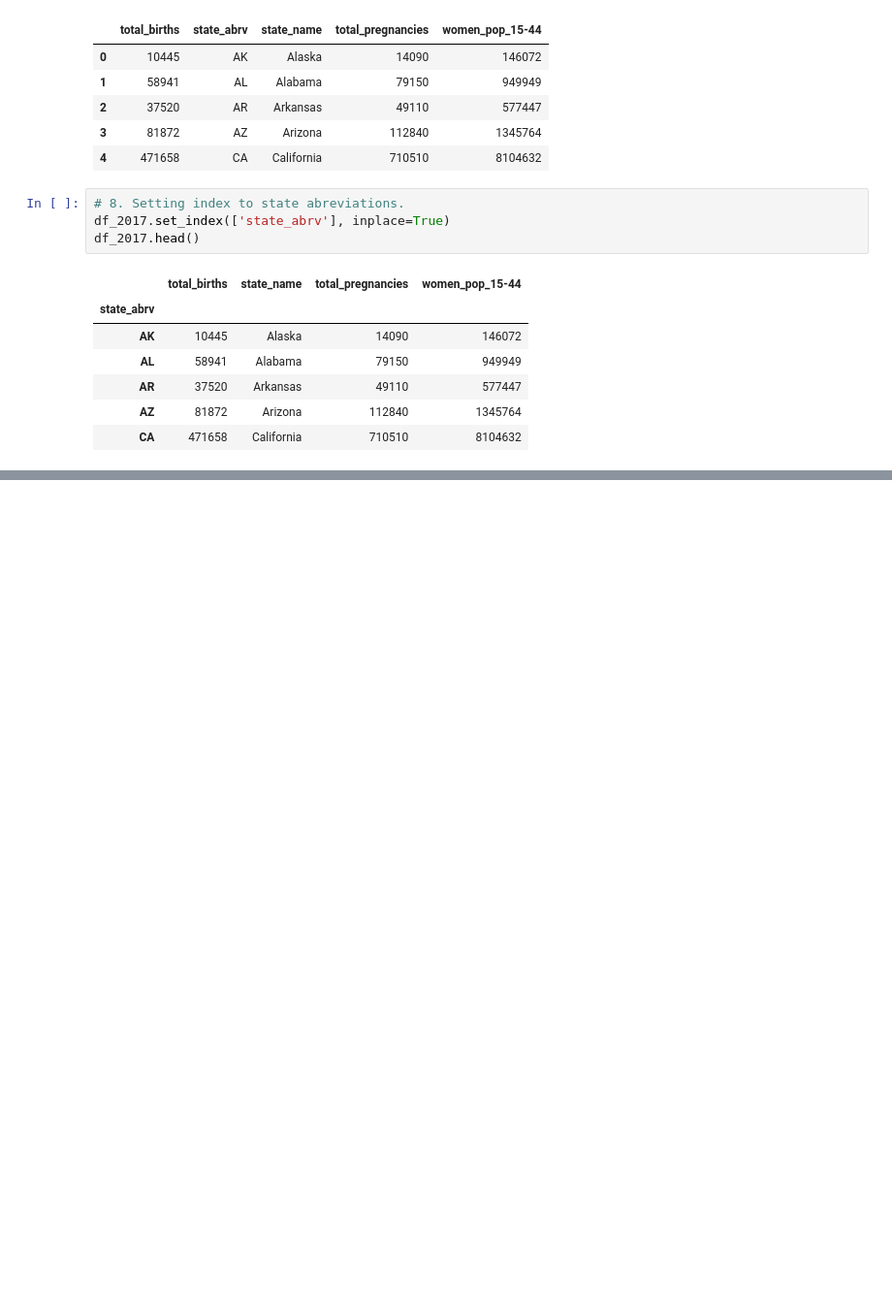
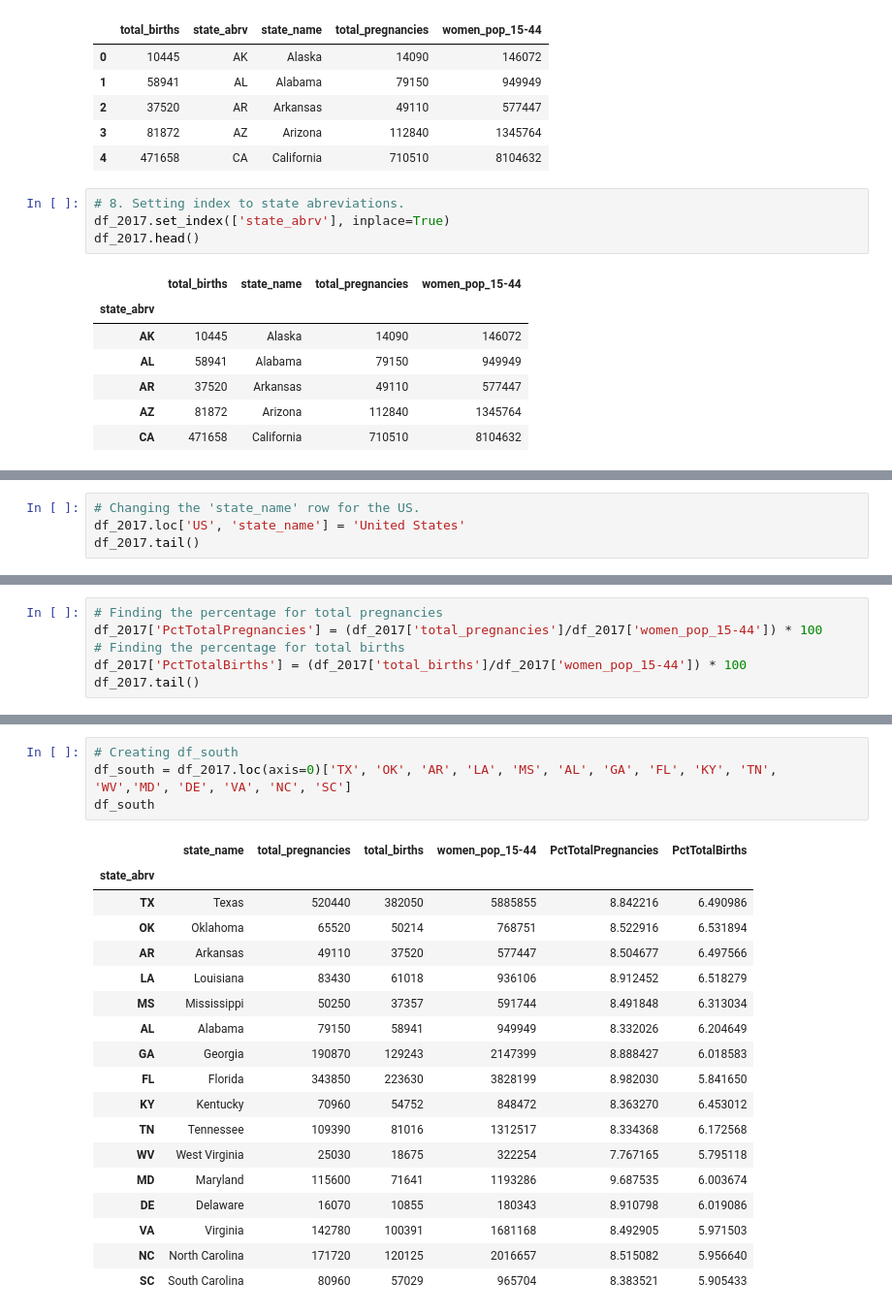
Before and after one commit to HaleyHynes/Pregnancy_US_Population_Data_Project, a Jupyter notebook: pregnancy_project.ipynb, the cells around one changed output, grey strips where cells are left out. Shown: that part at 97% size. Cells and saved outputs as stored; diff of their text form; blank space fills up the shorter version.

```diff
--- a/pregnancy_project.ipynb
+++ b/pregnancy_project.ipynb
@@ -305,0 +316,4 @@ I've got the complete dataframe I want. Now I need to analyze the data.
+# %%
+# Changing the 'state_name' row for the US.
+df_2017.loc['US', 'state_name'] = 'United States'
+df_2017.tail()
@@ -305,0 +330,6 @@ I've got the complete dataframe I want. Now I need to analyze the data.
+# %%
+# Finding the percentage for total pregnancies
+df_2017['PctTotalPregnancies'] = (df_2017['total_pregnancies']/df_2017['women_pop_15-44']) * 100
+# Finding the percentage for total births
+df_2017['PctTotalBirths'] = (df_2017['total_births']/df_2017['women_pop_15-44']) * 100
+df_2017.tail()
@@ -305,0 +401,23 @@ I've got the complete dataframe I want. Now I need to analyze the data.
+# %%
+# Creating df_south
+df_south = df_2017.loc(axis=0)['TX', 'OK', 'AR', 'LA', 'MS', 'AL', 'GA', 'FL', 'KY', 'TN', 'WV','MD', 'DE', 'VA', 'NC', 'SC']
+df_south
+# %% [output]
+|  | state_name | total_pregnancies | total_births | women_pop_15-44 | PctTotalPregnancies | PctTotalBirths |
+| state_abrv |  |  |  |  |  |  |
+| TX | Texas | 520440 | 382050 | 5885855 | 8.842216 | 6.490986 |
+| OK | Oklahoma | 65520 | 50214 | 768751 | 8.522916 | 6.531894 |
+| AR | Arkansas | 49110 | 37520 | 577447 | 8.504677 | 6.497566 |
+| LA | Louisiana | 83430 | 61018 | 936106 | 8.912452 | 6.518279 |
+| MS | Mississippi | 50250 | 37357 | 591744 | 8.491848 | 6.313034 |
+| AL | Alabama | 79150 | 58941 | 949949 | 8.332026 | 6.204649 |
+| GA | Georgia | 190870 | 129243 | 2147399 | 8.888427 | 6.018583 |
+| FL | Florida | 343850 | 223630 | 3828199 | 8.982030 | 5.841650 |
+| KY | Kentucky | 70960 | 54752 | 848472 | 8.363270 | 6.453012 |
+| TN | Tennessee | 109390 | 81016 | 1312517 | 8.334368 | 6.172568 |
+| WV | West Virginia | 25030 | 18675 | 322254 | 7.767165 | 5.795118 |
+| MD | Maryland | 115600 | 71641 | 1193286 | 9.687535 | 6.003674 |
+| DE | Delaware | 16070 | 10855 | 180343 | 8.910798 | 6.019086 |
+| VA | Virginia | 142780 | 100391 | 1681168 | 8.492905 | 5.971503 |
+| NC | North Carolina | 171720 | 120125 | 2016657 | 8.515082 | 5.956640 |
+| SC | South Carolina | 80960 | 57029 | 965704 | 8.383521 | 5.905433 |
```
Also changed, not shown: parts of 13 cells of this notebook.
